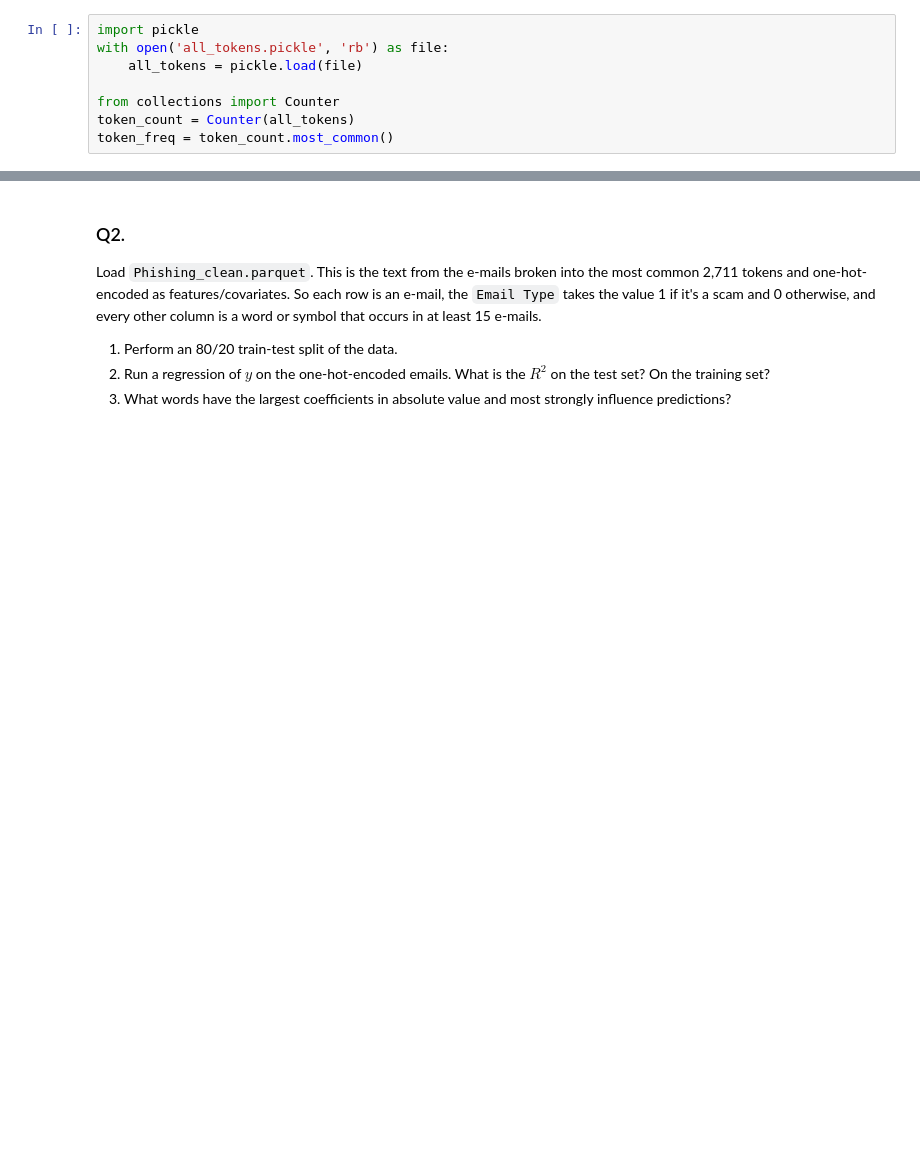
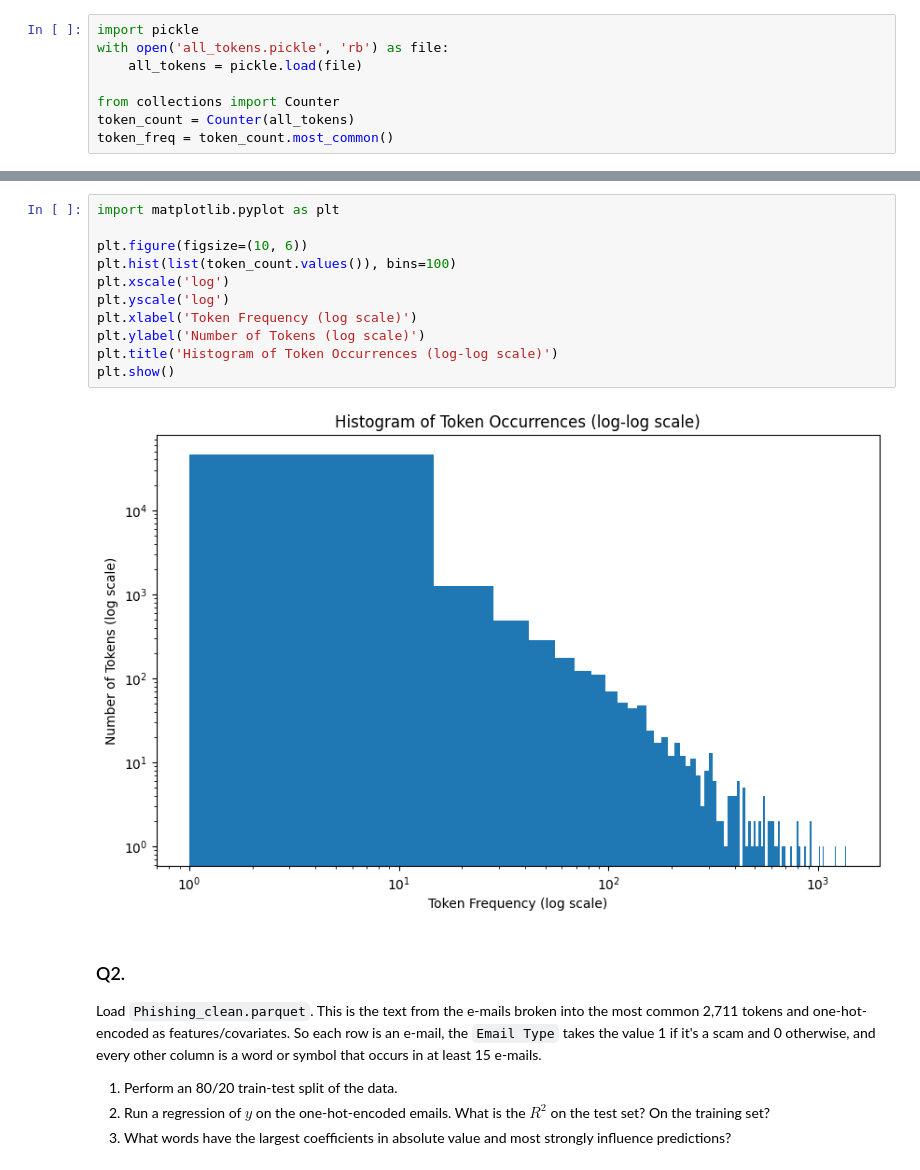
Before and after one commit to nladocsi/pca_assignment, a Jupyter notebook: pca_assignment.ipynb, the cells around one changed output, grey strips where cells are left out. Cells and saved outputs as stored; diff of their text form; blank space fills up the shorter version.

```diff
--- a/pca_assignment.ipynb
+++ b/pca_assignment.ipynb
@@ -44,3 +32,16 @@ plt.show()
+# %%
+import matplotlib.pyplot as plt
+
+plt.figure(figsize=(10, 6))
+plt.hist(list(token_count.values()), bins=100)
+plt.xscale('log')
+plt.yscale('log')
+plt.xlabel('Token Frequency (log scale)')
+plt.ylabel('Number of Tokens (log scale)')
+plt.title('Histogram of Token Occurrences (log-log scale)')
+plt.show()
+# %% [output]
+[figure, added]
 # %% [markdown]
 ### Q2.
 
```
Also changed, not shown: parts of 5 cells of this notebook.
